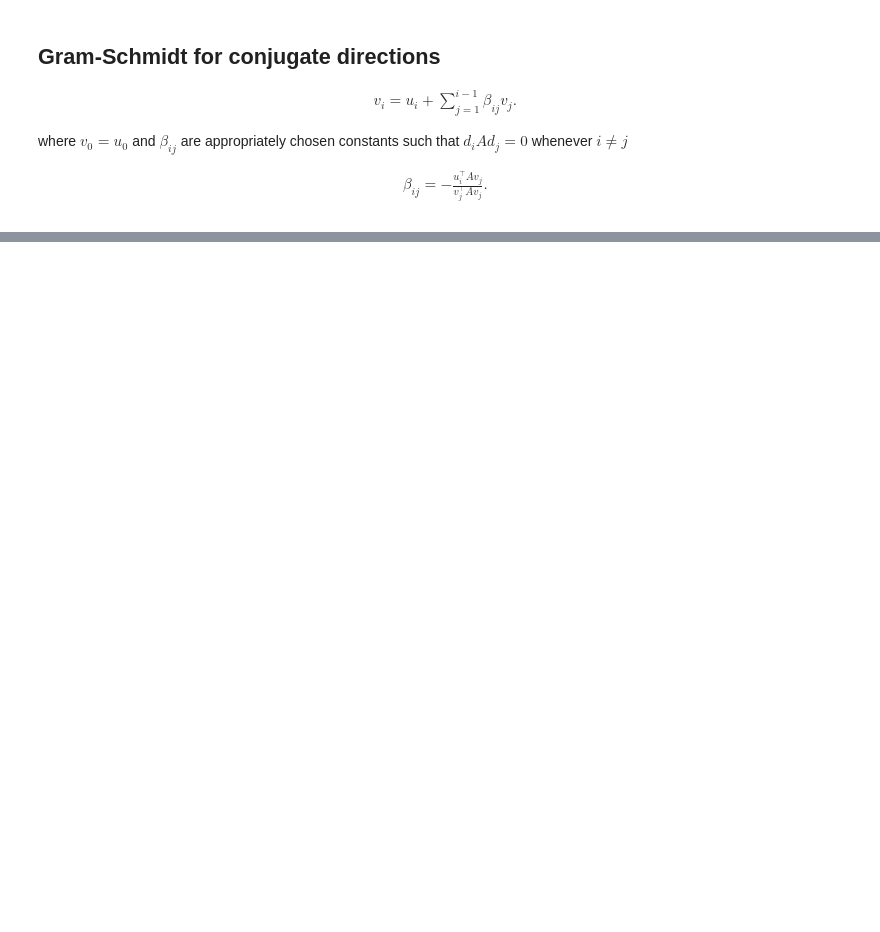
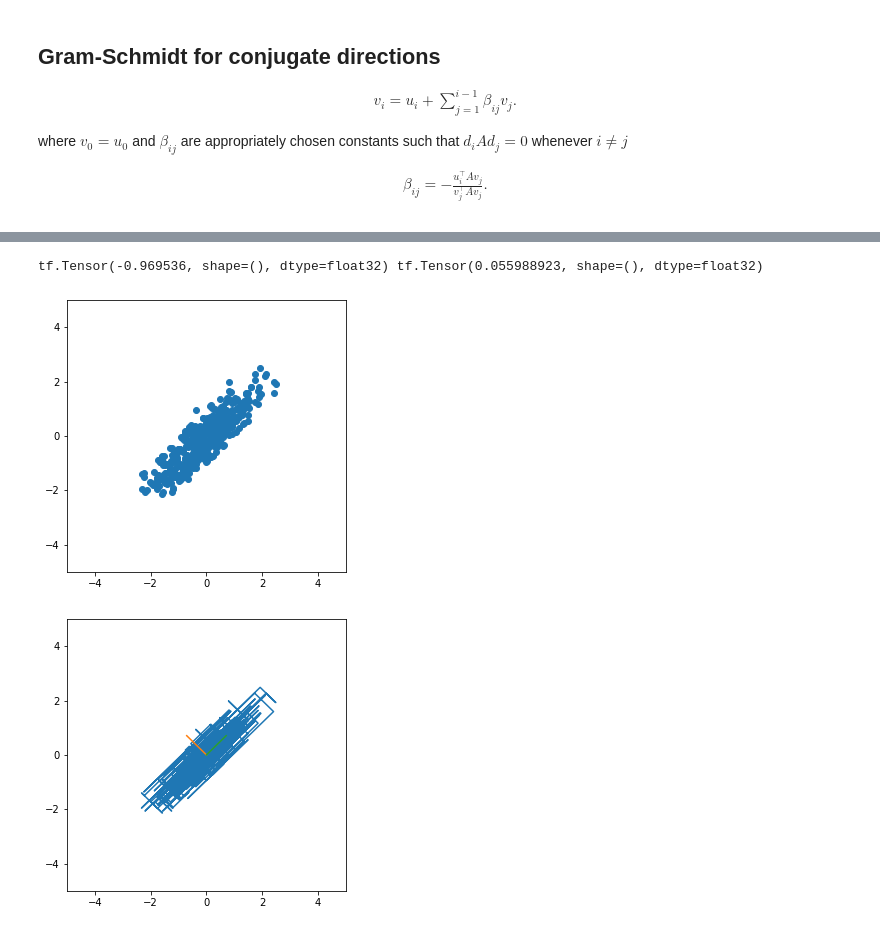
Before and after one commit to stratisMarkou/random-walks, a Jupyter notebook: content/misc/conjugate-direction-sampling/sampling.ipynb, the cells around one changed output, grey strips where cells are left out. Saved outputs shown, nothing was run; the diff lists cells and outputs as text; code cells hidden in the pictures; blank space fills up the shorter version.

```diff
--- a/content/misc/conjugate-direction-sampling/sampling.ipynb
+++ b/content/misc/conjugate-direction-sampling/sampling.ipynb
@@ -159,0 +167,43 @@ print("'class cgcs_kernel(tfp.mcmc.TransitionKernel):\n    \n    def __init__(se
+# %%
+num_results = 500
+init_state = tf.transpose(tf.convert_to_tensor([[1.0, 1.0]]))
+mean = tf.zeros((2, 1))
+cov = tf.convert_to_tensor([[1.0, 0.9],
+                            [0.9, 1.0]])
+
+log_prob = lambda x : quadratic_form(x, mean, cov)
+
+states = tfp.mcmc.sample_chain(num_results=num_results,
+                               current_state=init_state,
+                               kernel=tfp.mcmc.SliceSampler(target_log_prob_fn=log_prob,
+                                                            step_size=1.0,
+                                                            max_doublings=5),
+                               num_burnin_steps=0,
+                               num_steps_between_results=0,
+                               trace_fn=None)
+
+log_probs = tf.convert_to_tensor([log_prob(state)[0] for state in states])
+print(tf.reduce_mean(log_probs), tf.reduce_mean(log_probs ** 2) ** 0.5 / states.shape[0] ** 0.5)
+
+states_ = np.array(states)[:, :, 0]
+eigval, eigvec = tf.linalg.eig(cov)
+eigvec = np.real(np.array(eigvec))
+
+plt.figure(figsize=(5, 5))
+plt.scatter(states_[:, 0], states_[:, 1])
+plt.xlim([-5, 5])
+plt.ylim([-5, 5])
+plt.show()
+
+plt.figure(figsize=(5, 5))
+plt.plot(states_[:, 0], states_[:, 1])
+plt.plot([0, eigvec[0, 0]], [0, eigvec[0, 1]])
+plt.plot([0, eigvec[1, 0]], [0, eigvec[1, 1]])
+
+plt.xlim([-5, 5])
+plt.ylim([-5, 5])
+plt.show()
+# %% [output]
+tf.Tensor(-0.969536, shape=(), dtype=float32) tf.Tensor(0.055988923, shape=(), dtype=float32)
+[figure, added]
+[figure, added]
```
Also changed, not shown: parts of 11 cells of this notebook.
